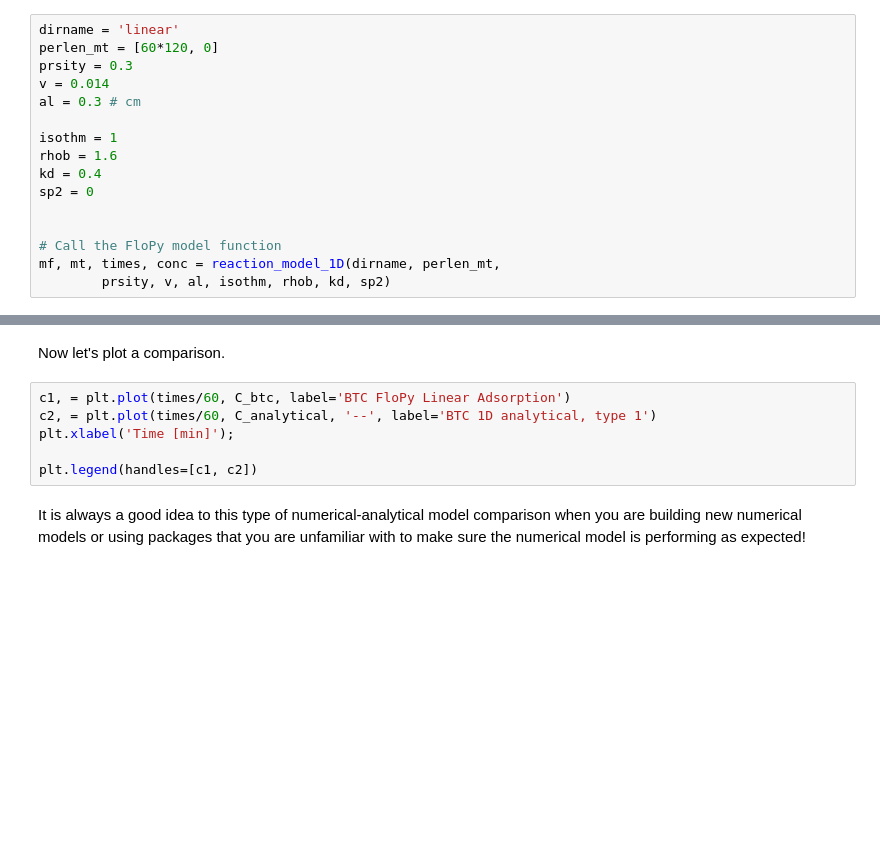
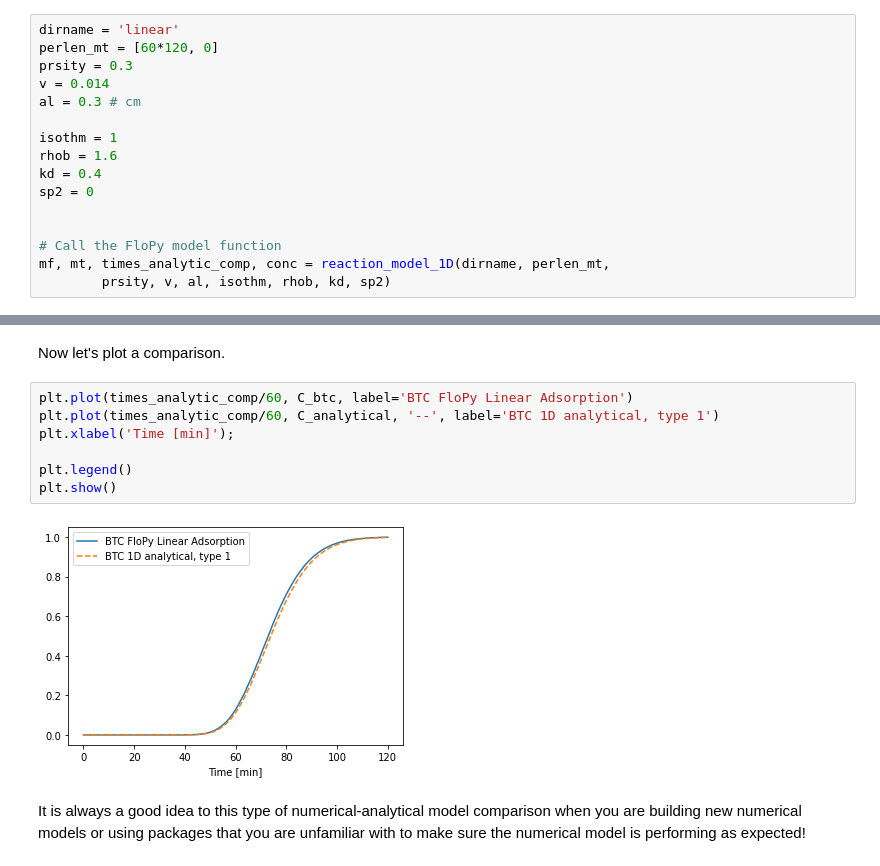
Before and after one commit to zahasky/Contaminant-Hydrogeology-Activities, a Jupyter notebook: FloPy 1D Reactions.ipynb, the cells around one changed output, grey strips where cells are left out. Drawn from its saved outputs; the diff is of its cells as text; blank space fills up the shorter version.

```diff
--- a/FloPy 1D Reactions.ipynb
+++ b/FloPy 1D Reactions.ipynb
@@ -292,5 +295,5 @@ sp2 = 0
 
 
 # Call the FloPy model function
-mf, mt, times, conc = reaction_model_1D(dirname, perlen_mt,
+mf, mt, times_analytic_comp, conc = reaction_model_1D(dirname, perlen_mt,
         prsity, v, al, isothm, rhob, kd, sp2)
@@ -331,11 +342,14 @@ C_analytical = ADE_type1_Rfun(x[-1], times, v, D, rhob, kd, prsity, 1)
 # %% [markdown]
 Now let's plot a comparison.
 # %%
-c1, = plt.plot(times/60, C_btc, label='BTC FloPy Linear Adsorption')
-c2, = plt.plot(times/60, C_analytical, '--', label='BTC 1D analytical, type 1')
+plt.plot(times_analytic_comp/60, C_btc, label='BTC FloPy Linear Adsorption')
+plt.plot(times_analytic_comp/60, C_analytical, '--', label='BTC 1D analytical, type 1')
 plt.xlabel('Time [min]');
 
-plt.legend(handles=[c1, c2])
+plt.legend()
+plt.show()
+# %% [output]
+[figure, added]
 # %% [markdown]
 It is always a good idea to this type of numerical-analytical model comparison when you are building new numerical models or using packages that you are unfamiliar with to make sure the numerical model is performing as expected!
 # %% [markdown]
```
Also changed, not shown: parts of 10 cells of this notebook, 5 other files.
